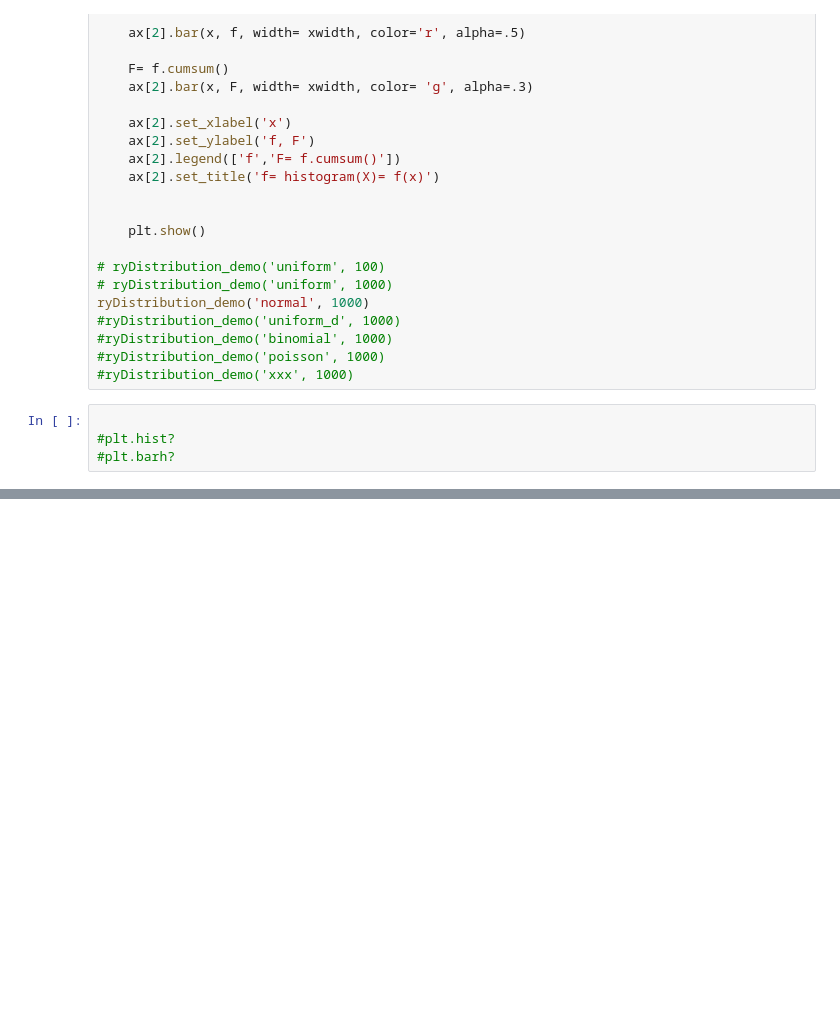
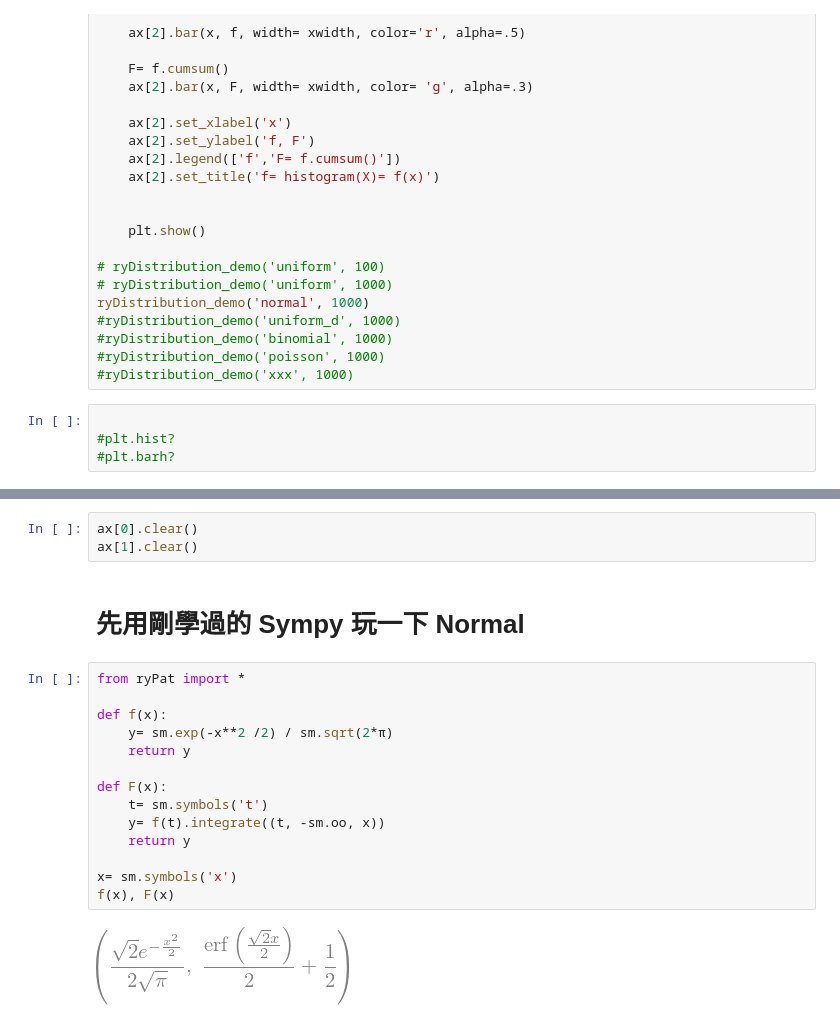
Before and after one commit to renyuanL/ryPat2021_code, a Jupyter notebook: Master-Math-by-Coding-in-Python-main/ry15_prob_stats.ipynb, the cells around one changed output, grey strips where cells are left out. Drawn from its saved outputs; the diff is of its cells as text; blank space fills up the shorter version.

```diff
--- a/Master-Math-by-Coding-in-Python-main/ry15_prob_stats.ipynb
+++ b/Master-Math-by-Coding-in-Python-main/ry15_prob_stats.ipynb
@@ -1061,0 +1227,21 @@ ryDistribution_demo('normal', 1000)
+# %%
+ax[0].clear()
+ax[1].clear()
+# %% [markdown]
+# 先用剛學過的 Sympy 玩一下 Normal
+# %%
+from ryPat import *
+
+def f(x):
+    y= sm.exp(-x**2 /2) / sm.sqrt(2*π)
+    return y
+
+def F(x):
+    t= sm.symbols('t')
+    y= f(t).integrate((t, -sm.oo, x))
+    return y
+
+x= sm.symbols('x')
+f(x), F(x)
+# %% [output]
+[figure, added]
```
Also changed, not shown: parts of 38 cells of this notebook.
